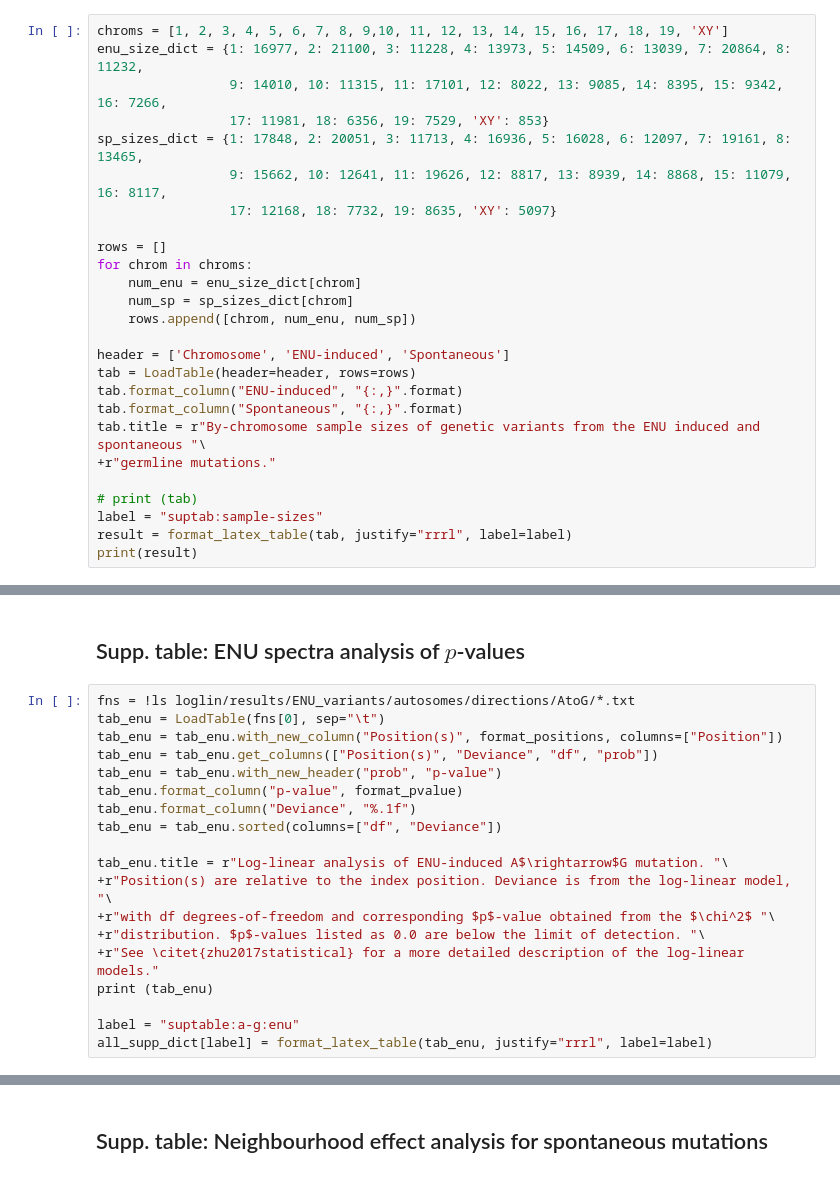
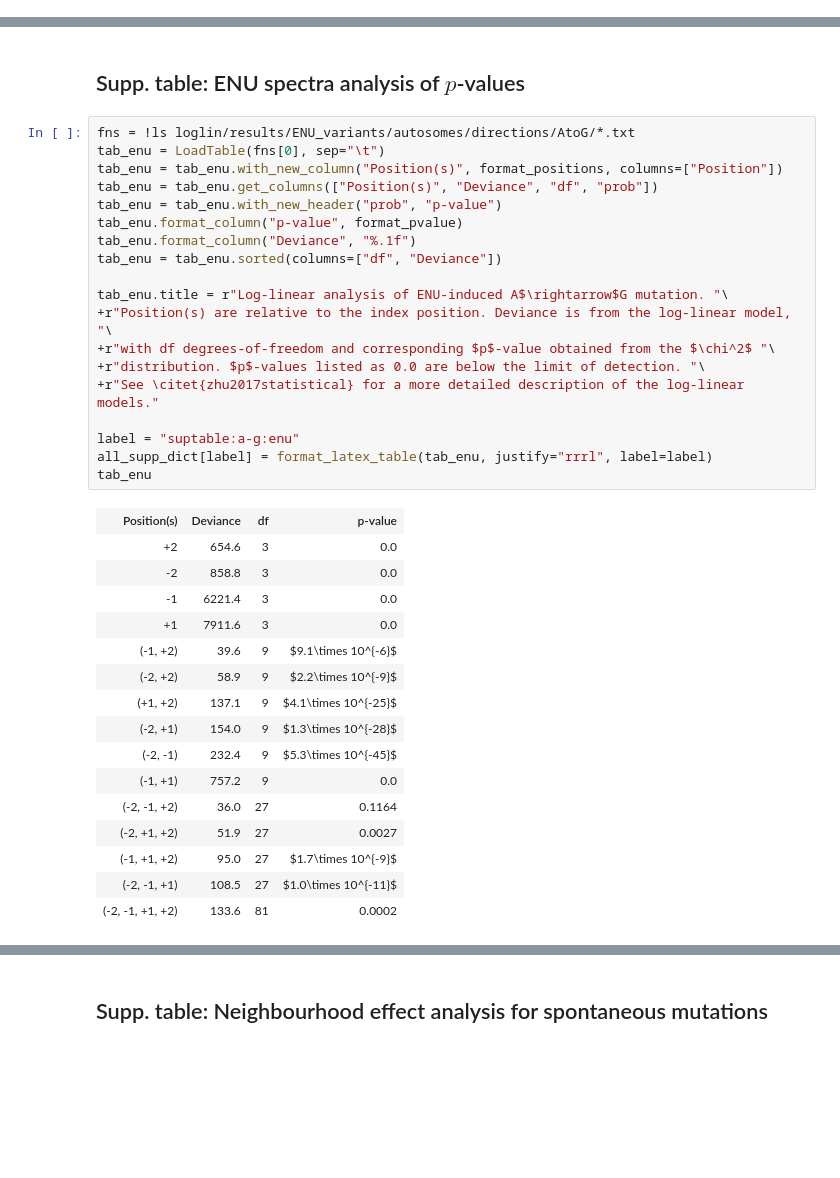
Before and after one commit to HuttleyLab/enuproject, a Jupyter notebook: manuscript_figs_tables.ipynb, the cells around one changed output, grey strips where cells are left out. Drawn from its saved outputs; the diff is of its cells as text; blank space fills up the shorter version.

```diff
--- a/manuscript_figs_tables.ipynb
+++ b/manuscript_figs_tables.ipynb
@@ -109,29 +117,3 @@ def format_latex_table(table, justify, label=None):
     return result
 
 model_nm_dict = {0:"M", 1:"M+I", 2:"M+I+2D", 3:"M+I+3D", 4:"M+I+4D", 5:"M+I+5D", 6:"FS"}
-# %%
-chroms = [1, 2, 3, 4, 5, 6, 7, 8, 9,10, 11, 12, 13, 14, 15, 16, 17, 18, 19, 'XY']
-enu_size_dict = {1: 16977, 2: 21100, 3: 11228, 4: 13973, 5: 14509, 6: 13039, 7: 20864, 8: 11232,
-                 9: 14010, 10: 11315, 11: 17101, 12: 8022, 13: 9085, 14: 8395, 15: 9342, 16: 7266,
-                 17: 11981, 18: 6356, 19: 7529, 'XY': 853}
-sp_sizes_dict = {1: 17848, 2: 20051, 3: 11713, 4: 16936, 5: 16028, 6: 12097, 7: 19161, 8: 13465,
-                 9: 15662, 10: 12641, 11: 19626, 12: 8817, 13: 8939, 14: 8868, 15: 11079, 16: 8117,
-                 17: 12168, 18: 7732, 19: 8635, 'XY': 5097}
-
-rows = []
-for chrom in chroms:
-    num_enu = enu_size_dict[chrom]
-    num_sp = sp_sizes_dict[chrom]
-    rows.append([chrom, num_enu, num_sp])
-
-header = ['Chromosome', 'ENU-induced', 'Spontaneous']
-tab = LoadTable(header=header, rows=rows)
-tab.format_column("ENU-induced", "{:,}".format)
-tab.format_column("Spontaneous", "{:,}".format)
-tab.title = r"By-chromosome sample sizes of genetic variants from the ENU induced and spontaneous "\
-+r"germline mutations."
-
-# print (tab)
-label = "suptab:sample-sizes"
-result = format_latex_table(tab, justify="rrrl", label=label)
-print(result)
@@ -533,20 +492,36 @@ all_size_table = LoadTable(header=header, rows=rows)
 # %%
 fns = !ls loglin/results/ENU_variants/autosomes/directions/AtoG/*.txt
 tab_enu = LoadTable(fns[0], sep="\t")
 tab_enu = tab_enu.with_new_column("Position(s)", format_positions, columns=["Position"])
 tab_enu = tab_enu.get_columns(["Position(s)", "Deviance", "df", "prob"])
 tab_enu = tab_enu.with_new_header("prob", "p-value")
 tab_enu.format_column("p-value", format_pvalue)
 tab_enu.format_column("Deviance", "%.1f")
 tab_enu = tab_enu.sorted(columns=["df", "Deviance"])
 
 tab_enu.title = r"Log-linear analysis of ENU-induced A$\rightarrow$G mutation. "\
 +r"Position(s) are relative to the index position. Deviance is from the log-linear model, "\
 +r"with df degrees-of-freedom and corresponding $p$-value obtained from the $\chi^2$ "\
 +r"distribution. $p$-values listed as 0.0 are below the limit of detection. "\
 +r"See \citet{zhu2017statistical} for a more detailed description of the log-linear models."
-print (tab_enu)
 
 label = "suptable:a-g:enu"
 all_supp_dict[label] = format_latex_table(tab_enu, justify="rrrl", label=label)
+tab_enu
 # %% [output]
+| Position(s) | Deviance | df | p-value |
+| +2 | 654.6 | 3 | 0.0 |
+| -2 | 858.8 | 3 | 0.0 |
+| -1 | 6221.4 | 3 | 0.0 |
+| +1 | 7911.6 | 3 | 0.0 |
+| (-1, +2) | 39.6 | 9 | $9.1\times 10^{-6}$ |
+| (-2, +2) | 58.9 | 9 | $2.2\times 10^{-9}$ |
+| (+1, +2) | 137.1 | 9 | $4.1\times 10^{-25}$ |
+| (-2, +1) | 154.0 | 9 | $1.3\times 10^{-28}$ |
+| (-2, -1) | 232.4 | 9 | $5.3\times 10^{-45}$ |
+| (-1, +1) | 757.2 | 9 | 0.0 |
+| (-2, -1, +2) | 36.0 | 27 | 0.1164 |
+| (-2, +1, +2) | 51.9 | 27 | 0.0027 |
+| (-1, +1, +2) | 95.0 | 27 | $1.7\times 10^{-9}$ |
+| (-2, -1, +1) | 108.5 | 27 | $1.0\times 10^{-11}$ |
+| (-2, -1, +1, +2) | 133.6 | 81 | 0.0002 |
```
Also changed, not shown: parts of 23 cells of this notebook.
